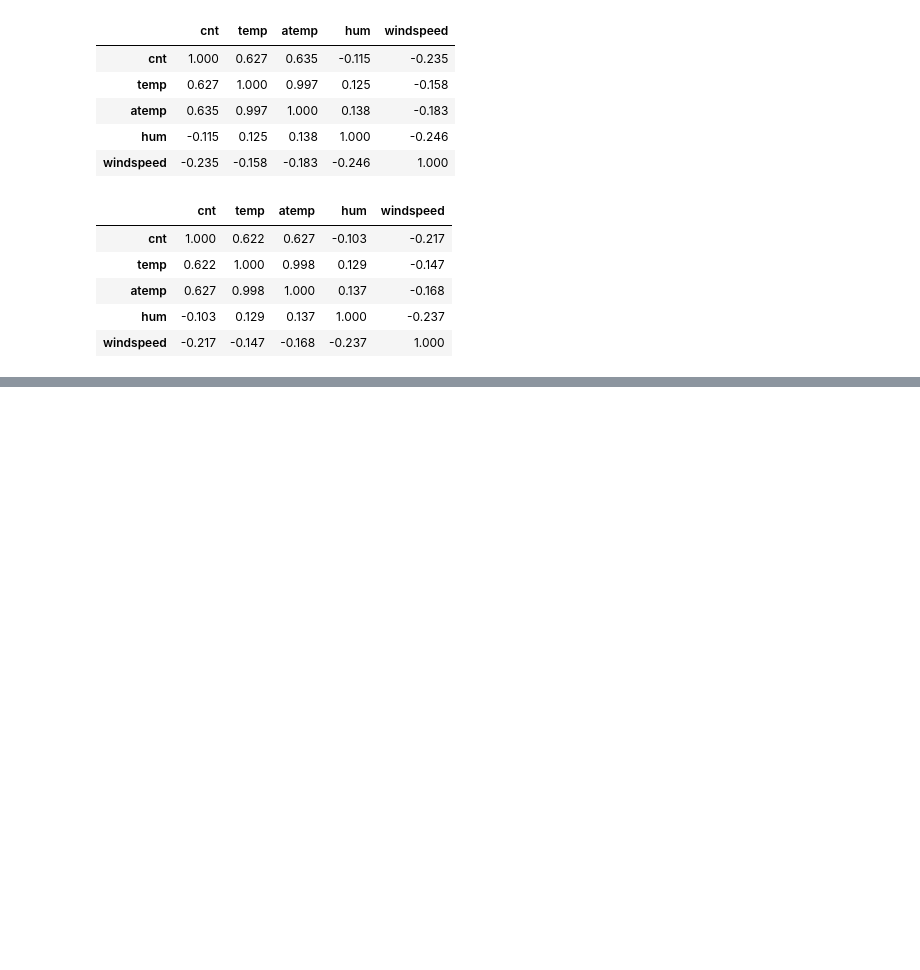
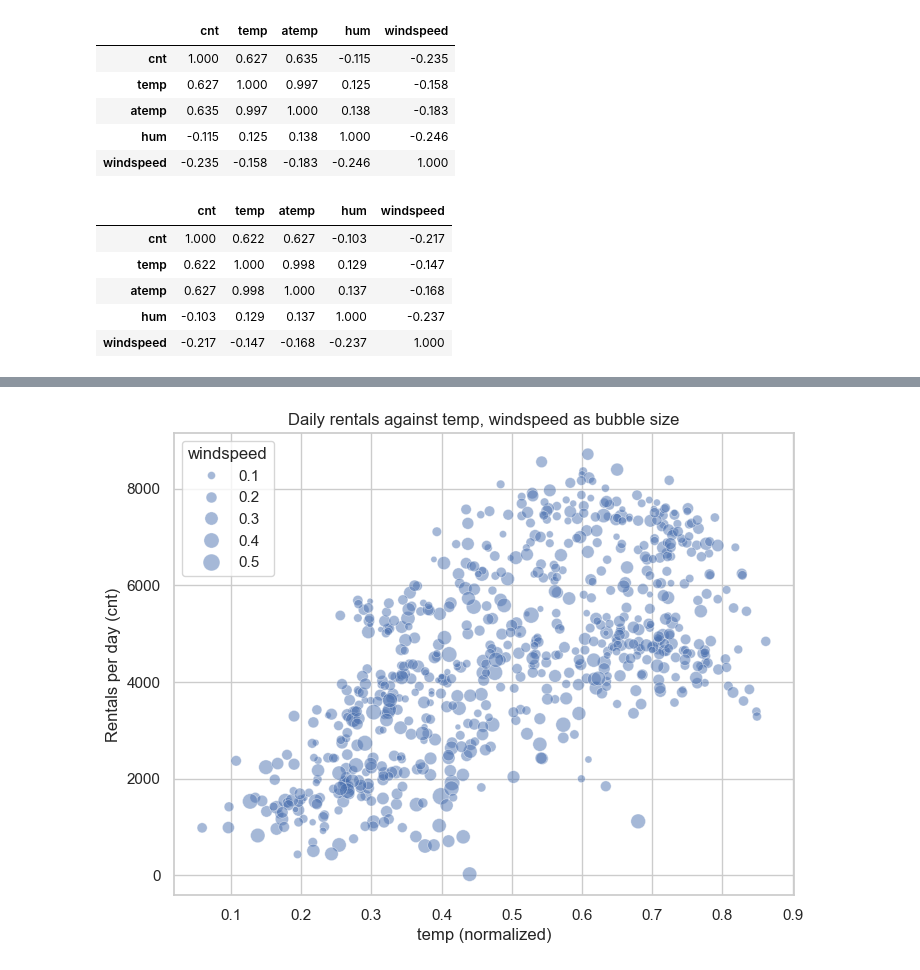
Before and after one commit to husnaaydn/bike-sharing-eda-project, a Jupyter notebook: bike_sharing_project.ipynb, the cells around one changed output, grey strips where cells are left out. Cells and saved outputs as stored; diff of their text form; code cells hidden in the pictures; blank space fills up the shorter version.

```diff
--- a/bike_sharing_project.ipynb
+++ b/bike_sharing_project.ipynb
@@ -1277,0 +1323,18 @@ df[numeric].corr(method="spearman").round(3)
+# %%
+plot_df = df.dropna(subset=["temp", "cnt", "windspeed"])
+fig, ax = plt.subplots(figsize=(8, 6))
+sns.scatterplot(
+    data=plot_df,
+    x="temp",
+    y="cnt",
+    size="windspeed",
+    sizes=(10, 150),
+    alpha=0.5,
+    ax=ax,
+)
+ax.set_xlabel("temp (normalized)")
+ax.set_ylabel("Rentals per day (cnt)")
+ax.set_title("Daily rentals against temp, windspeed as bubble size")
+plt.show()
+# %% [output]
+[figure, added]
```
Also changed, not shown: parts of 9 cells of this notebook.
